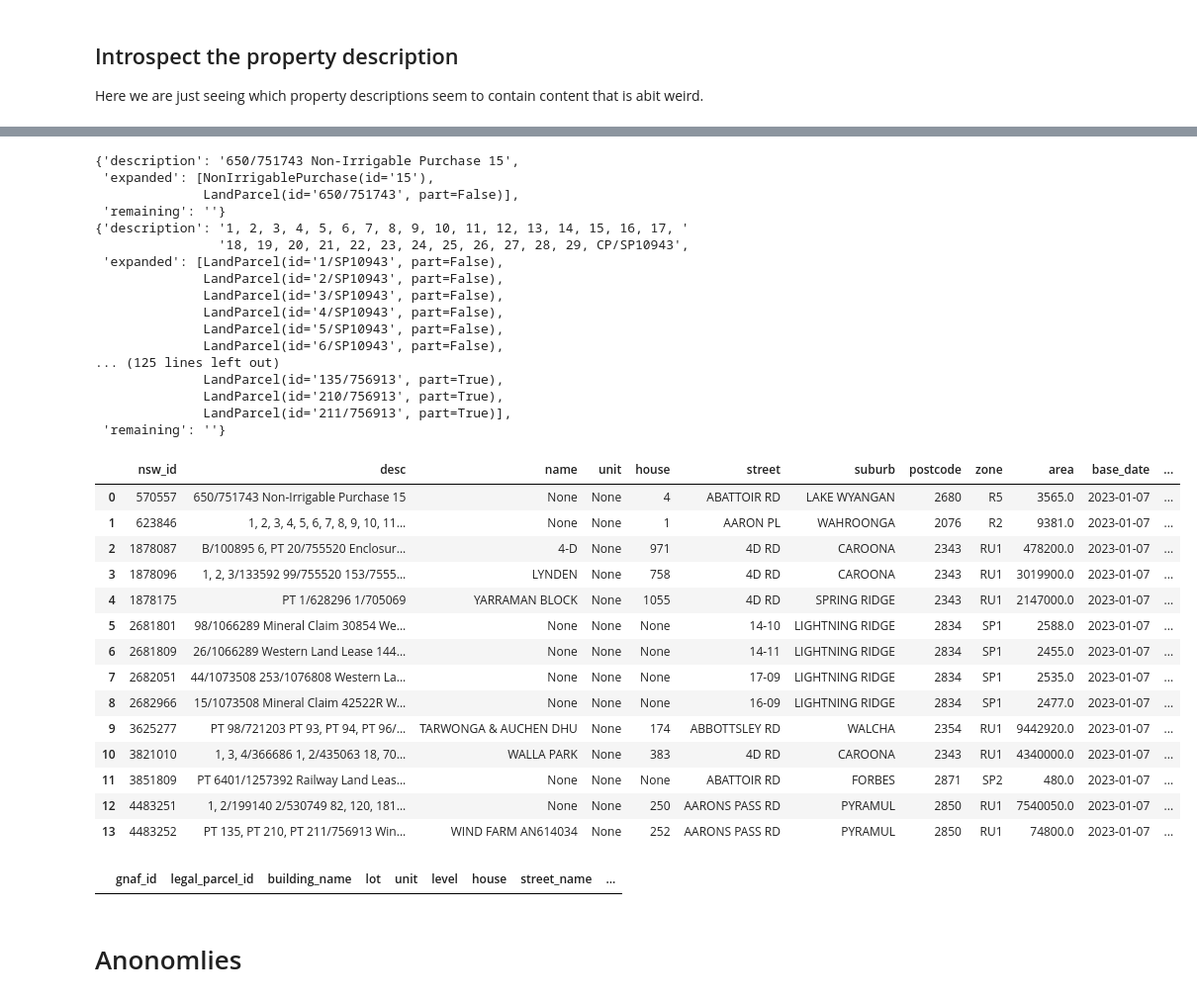
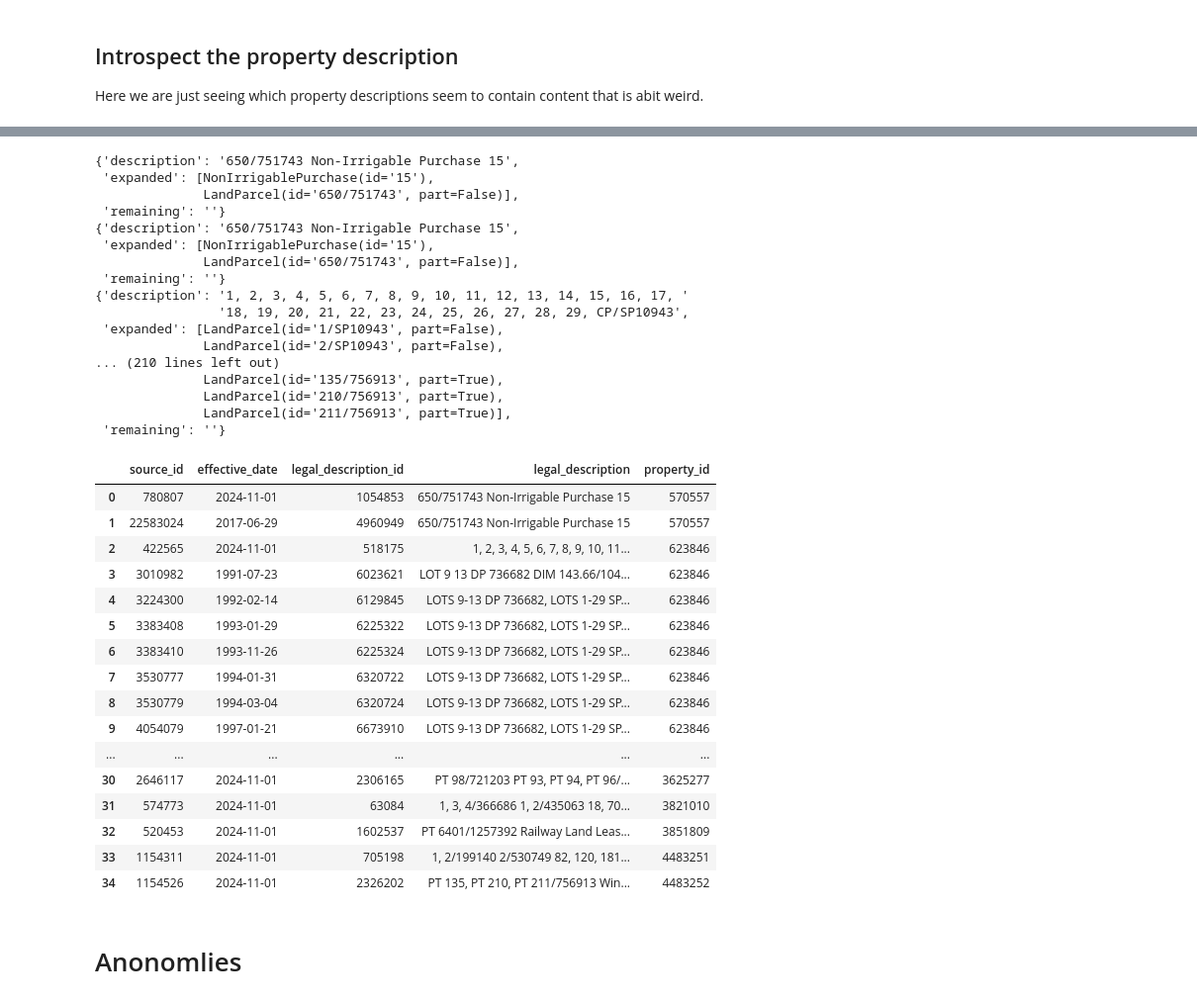
Before and after one commit to AKST/Australian-Address-Boundaries-Land-Property-Price-Database, a Jupyter notebook: pg_nswvg_property_desc.ipynb, the cells around one changed output, grey strips where cells are left out. Shown at 99% size. Saved outputs shown, nothing was run; the diff lists cells and outputs as text; code cells hidden in the pictures.

```diff
--- a/pg_nswvg_property_desc.ipynb
+++ b/pg_nswvg_property_desc.ipynb
@@ -8,7 +8,7 @@ This notebook mostly exists to analysis the contents of the properties in the va
 Initialise the database client
 # %%
 from lib.service.database import DatabaseService
-from lib.service.database.defaults import instance_1_config
+from lib.service.database.defaults import DB_INSTANCE_MAP
 
-db = DatabaseService(instance_1_config)
+db = DatabaseService.create(DB_INSTANCE_MAP[1], 1)
 await db.wait_till_running()
@@ -161,24 +66,24 @@ Here we are just seeing which property descriptions seem to contain content that
 # %%
 from lib.pipeline.nsw_vg.property_description import parse_property_description
 
-rows = most_properties(limit=100, offset=2400)
-# rows = most_properties(limit=50, offset=200) # have not checked up to 1900
+rows = non_strata_items(10, 0)
 
 weird = []
 for i, row in rows.iterrows():
-    desc = rows.loc[i, 'desc']
+    desc = rows.loc[i, 'legal_description']
     remaining, expanded = parse_property_description(desc)
 
     if remaining:
         pprint({
-            'id': int(rows.loc[i, 'nsw_id']),
+            'id': int(rows.loc[i, 'property_id']),
             'description': desc,
             'remaining': remaining,
             # 'expanded': expanded,
         })
         weird.append(desc)
-pprint(weird)
+
+if len(weird) > 0:
+    pprint(weird)
 
 display(rows.iloc[:50])
-display(rows.iloc[50:])
 # %% [output]
@@ -236,69 +101,65 @@ display(rows.iloc[50:])
 # %%
-property_descriptions = get_by_properties_id((
+property_descriptions = non_strata_item_by_id((
     '570557', # 650/751743 Non-Irrigable Purchase 15
     '623846', # 1, 2, 3, 4, 5, 6, 7, 8, 9, 10, 11, 12, 13, 14, 15, 16, 17, 18, 19, 20, 21, 22, 23, 24, 25, 26, 27, 28, 29, CP/SP10943
     '1878087', # B/100895 6, PT 20/755520 Enclosure Permit 510145
     '1878096', # 1, 2, 3/133592 99/755520 153/755529 Enclosure Permit 50192
     '1878175', # PT 1/628296 1/705069
     '2681801', # 98/1066289 Mineral Claim 30854 Western Land Lease 14457
-    '2681809', # 26/1066289 Western Land Lease 14476 Western Land Lease 31572
     '2682051', # 44/1073508 253/1076808 Western Land Lease 16121
     '2682966', # 15/1073508 Mineral Claim 42522R Western Land Lease 14691
     '3625326', # Forest Permit OCP100015
     '3821010', # 1, 3, 4/366686 1, 2/435063 18, 70/755529 1, 2, 3, 4/1088131 1/1166347
     '3851809', # PT 6401/1257392 Railway Land Lease 221.0037
     '4483251', # 1, 2/199140 2/530749 82, 120, 181/756909 27, 57, 134, PT 135, 136, 137, 190, 202, PT 210, PT 211/756913
-    '4483252', # PT 135, PT 210, PT 211/756913 Wind Farm AN614034
     '3625277',
 ))
 
 for i, row in property_descriptions.iterrows():
-    desc = property_descriptions.loc[i, 'desc']
+    desc = property_descriptions.loc[i, 'legal_description']
     remaining, expanded = parse_property_description(desc)
     pprint({
         'description': desc,
         'remaining': remaining,
         'expanded': expanded,
     })
 
 property_descriptions
 # %% [output]
+{'description': '650/751743 Non-Irrigable Purchase 15',
+ 'expanded': [NonIrrigablePurchase(id='15'),
+              LandParcel(id='650/751743', part=False)],
+ 'remaining': ''}
 {'description': '650/751743 Non-Irrigable Purchase 15',
  'expanded': [NonIrrigablePurchase(id='15'),
               LandParcel(id='650/751743', part=False)],
  'remaining': ''}
 {'description': '1, 2, 3, 4, 5, 6, 7, 8, 9, 10, 11, 12, 13, 14, 15, 16, 17, '
                 '18, 19, 20, 21, 22, 23, 24, 25, 26, 27, 28, 29, CP/SP10943',
  'expanded': [LandParcel(id='1/SP10943', part=False),
               LandParcel(id='2/SP10943', part=False),
-              LandParcel(id='3/SP10943', part=False),
-              LandParcel(id='4/SP10943', part=False),
-              LandParcel(id='5/SP10943', part=False),
-              LandParcel(id='6/SP10943', part=False),
-... (125 lines left out)
+... (210 lines left out)
               LandParcel(id='135/756913', part=True),
               LandParcel(id='210/756913', part=True),
               LandParcel(id='211/756913', part=True)],
  'remaining': ''}
-|  | nsw_id | desc | name | unit | house | street | suburb | postcode | zone | area | base_date | ... |
-| 0 | 570557 | 650/751743 Non-Irrigable Purchase 15 | None | None | 4 | ABATTOIR RD | LAKE WYANGAN | 2680 | R5 | 3565.0 | 2023-01-07 | ... |
-| 1 | 623846 | 1, 2, 3, 4, 5, 6, 7, 8, 9, 10, 11... | None | None | 1 | AARON PL | WAHROONGA | 2076 | R2 | 9381.0 | 2023-01-07 | ... |
-| 2 | 1878087 | B/100895 6, PT 20/755520 Enclosur... | 4-D | None | 971 | 4D RD | CAROONA | 2343 | RU1 | 478200.0 | 2023-01-07 | ... |
-| 3 | 1878096 | 1, 2, 3/133592 99/755520 153/7555... | LYNDEN | None | 758 | 4D RD | CAROONA | 2343 | RU1 | 3019900.0 | 2023-01-07 | ... |
-| 4 | 1878175 | PT 1/628296 1/705069 | YARRAMAN BLOCK | None | 1055 | 4D RD | SPRING RIDGE | 2343 | RU1 | 2147000.0 | 2023-01-07 | ... |
-| 5 | 2681801 | 98/1066289 Mineral Claim 30854 We... | None | None | None | 14-10 | LIGHTNING RIDGE | 2834 | SP1 | 2588.0 | 2023-01-07 | ... |
-| 6 | 2681809 | 26/1066289 Western Land Lease 144... | None | None | None | 14-11 | LIGHTNING RIDGE | 2834 | SP1 | 2455.0 | 2023-01-07 | ... |
-| 7 | 2682051 | 44/1073508 253/1076808 Western La... | None | None | None | 17-09 | LIGHTNING RIDGE | 2834 | SP1 | 2535.0 | 2023-01-07 | ... |
-| 8 | 2682966 | 15/1073508 Mineral Claim 42522R W... | None | None | None | 16-09 | LIGHTNING RIDGE | 2834 | SP1 | 2477.0 | 2023-01-07 | ... |
-| 9 | 3625277 | PT 98/721203 PT 93, PT 94, PT 96/... | TARWONGA & AUCHEN DHU | None | 174 | ABBOTTSLEY RD | WALCHA | 2354 | RU1 | 9442920.0 | 2023-01-07 | ... |
-| 10 | 3821010 | 1, 3, 4/366686 1, 2/435063 18, 70... | WALLA PARK | None | 383 | 4D RD | CAROONA | 2343 | RU1 | 4340000.0 | 2023-01-07 | ... |
-| 11 | 3851809 | PT 6401/1257392 Railway Land Leas... | None | None | None | ABATTOIR RD | FORBES | 2871 | SP2 | 480.0 | 2023-01-07 | ... |
-| 12 | 4483251 | 1, 2/199140 2/530749 82, 120, 181... | None | None | 250 | AARONS PASS RD | PYRAMUL | 2850 | RU1 | 7540050.0 | 2023-01-07 | ... |
-| 13 | 4483252 | PT 135, PT 210, PT 211/756913 Win... | WIND FARM AN614034 | None | 252 | AARONS PASS RD | PYRAMUL | 2850 | RU1 | 74800.0 | 2023-01-07 | ... |
+|  | source_id | effective_date | legal_description_id | legal_description | property_id |
+| 0 | 780807 | 2024-11-01 | 1054853 | 650/751743 Non-Irrigable Purchase 15 | 570557 |
+| 1 | 22583024 | 2017-06-29 | 4960949 | 650/751743 Non-Irrigable Purchase 15 | 570557 |
+| 2 | 422565 | 2024-11-01 | 518175 | 1, 2, 3, 4, 5, 6, 7, 8, 9, 10, 11... | 623846 |
+| 3 | 3010982 | 1991-07-23 | 6023621 | LOT 9 13 DP 736682 DIM 143.66/104... | 623846 |
+| 4 | 3224300 | 1992-02-14 | 6129845 | LOTS 9-13 DP 736682, LOTS 1-29 SP... | 623846 |
+| 5 | 3383408 | 1993-01-29 | 6225322 | LOTS 9-13 DP 736682, LOTS 1-29 SP... | 623846 |
+| 6 | 3383410 | 1993-11-26 | 6225324 | LOTS 9-13 DP 736682, LOTS 1-29 SP... | 623846 |
+| 7 | 3530777 | 1994-01-31 | 6320722 | LOTS 9-13 DP 736682, LOTS 1-29 SP... | 623846 |
+| 8 | 3530779 | 1994-03-04 | 6320724 | LOTS 9-13 DP 736682, LOTS 1-29 SP... | 623846 |
+| 9 | 4054079 | 1997-01-21 | 6673910 | LOTS 9-13 DP 736682, LOTS 1-29 SP... | 623846 |
+| ... | ... | ... | ... | ... | ... |
+| 30 | 2646117 | 2024-11-01 | 2306165 | PT 98/721203 PT 93, PT 94, PT 96/... | 3625277 |
+| 31 | 574773 | 2024-11-01 | 63084 | 1, 3, 4/366686 1, 2/435063 18, 70... | 3821010 |
+| 32 | 520453 | 2024-11-01 | 1602537 | PT 6401/1257392 Railway Land Leas... | 3851809 |
+| 33 | 1154311 | 2024-11-01 | 705198 | 1, 2/199140 2/530749 82, 120, 181... | 4483251 |
+| 34 | 1154526 | 2024-11-01 | 2326202 | PT 135, PT 210, PT 211/756913 Win... | 4483252 |
-# %%
-get_gnaf_address(limit=20, offset=60)
-# %% [output]
-|  | gnaf_id | legal_parcel_id | building_name | lot | unit | level | house | street_name | ... |
 # %% [markdown]
 # Anonomlies
 # %% [markdown]
```
Also changed, not shown: parts of 4 cells of this notebook, 10 other files.
